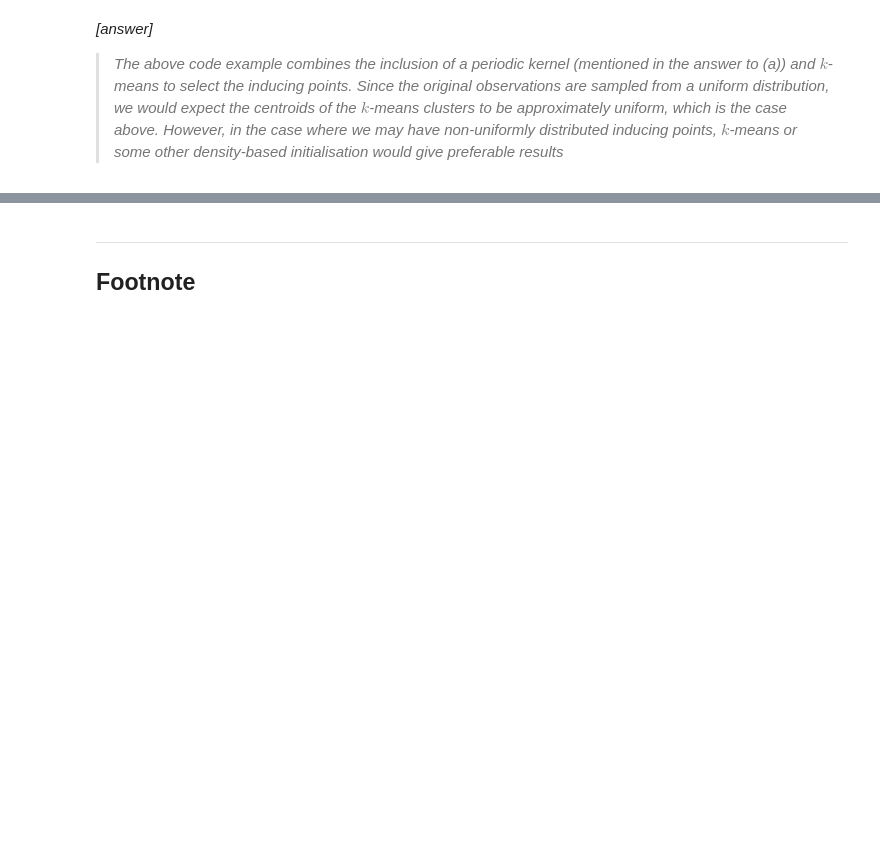
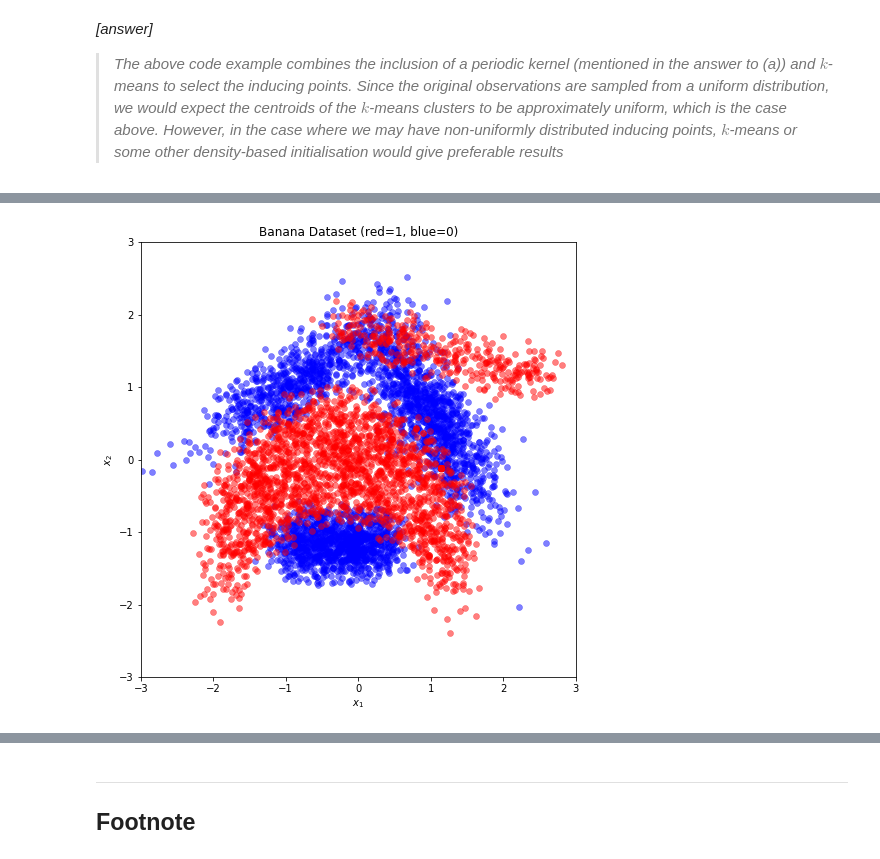
Before and after one commit to gpschool/resources, a Jupyter notebook: lab/GPSS Lab 2 Answers.ipynb, the cells around one changed output, grey strips where cells are left out. Drawn from its saved outputs; the diff is of its cells as text; code cells hidden in the pictures; blank space fills up the shorter version.

```diff
--- a/lab/GPSS Lab 2 Answers.ipynb
+++ b/lab/GPSS Lab 2 Answers.ipynb
@@ -871,0 +869,25 @@ _waiting on Zhenwen / Juan Jose, and will write a short description on SVI for G
+# %%
+# Load data from file, make sure banana.csv is in the same directory as this notebook
+data = np.genfromtxt('banana.csv', delimiter=',')
+
+# Dimension of data
+D = data.shape[1]-1
+
+# Seperate our data (input) from its corresponding label output
+# .. note we have to rescale from [-1,1] to [0,1] for a Bernoulli distribution
+X, y = data[:,:D], (0.5 + data[:,-1]/2)[:, None]
+
+# We will plot our data as well
+plt.figure(figsize=(8,8))
+
+# Plot 0 class in blue
+plt.plot(X[np.where(y == 0),0],X[np.where(y == 0),1],'bo', mew=0.5, alpha=0.5)
+# Plot 1 class in red
+plt.plot(X[np.where(y == 1),0],X[np.where(y == 1),1],'ro', mew=0.5, alpha=0.5)
+
+# Annotate plot
+plt.xlabel("$x_1$"), plt.ylabel("$x_2$")
+plt.title("Banana Dataset (red=1, blue=0)")
+plt.axis("square"), plt.xlim((-3, 3)), plt.ylim((-3, 3));
+# %% [output]
+[figure, added]
```
Also changed, not shown: parts of 24 cells of this notebook, 5 other files.
